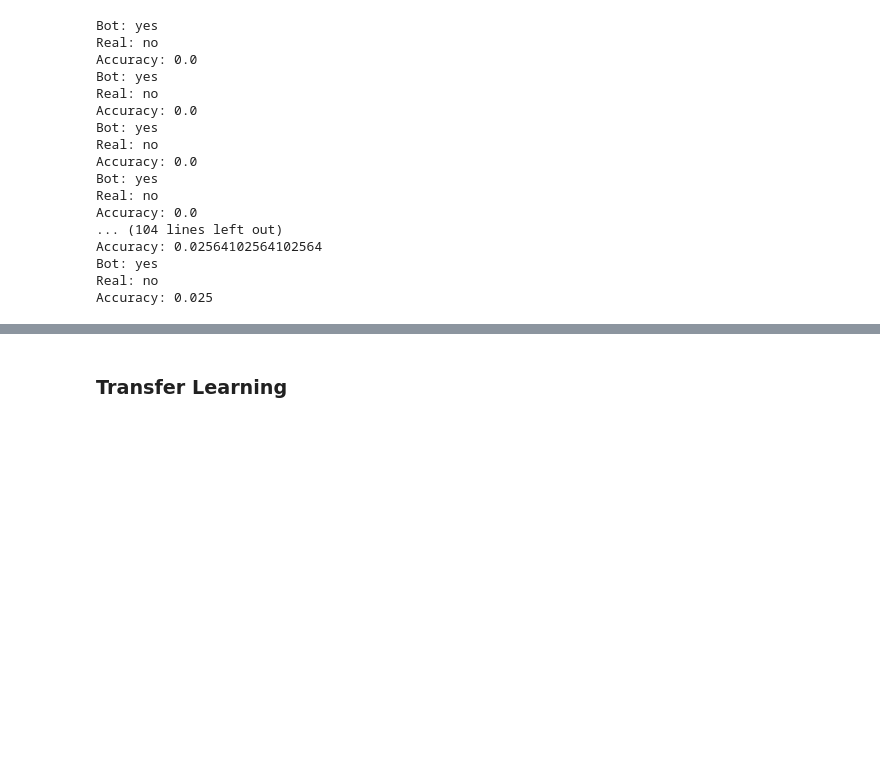
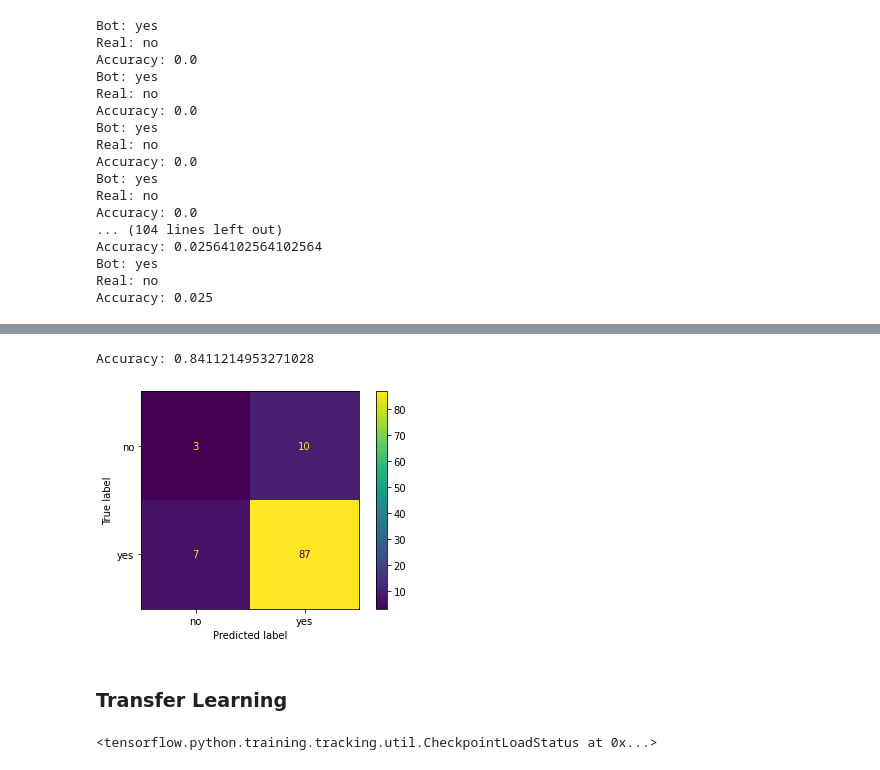
Before and after one commit to aanchal0431/chatbot, a Jupyter notebook: SEP_728_Chatbot_transformer_keras.ipynb, the cells around one changed output, grey strips where cells are left out. Drawn from its saved outputs; the diff is of its cells as text; code cells hidden in the pictures; blank space fills up the shorter version.

```diff
--- a/SEP_728_Chatbot_transformer_keras.ipynb
+++ b/SEP_728_Chatbot_transformer_keras.ipynb
@@ -1347,3 +1486,23 @@ history = transformer.fit(train_ds, epochs=epochs, validation_data=val_ds, callb
+# %%
+#Evaluate test
+correct = 0
+incorrect = 0
+y_pred = []
+for i in range(X_test_text.shape[0]):
+  input_text = str(X_test_text['Question'].tolist()[i] + ' <SEP> ' + X_test_text['Context'].tolist()[i])
+  bot_answer = decode_sequence(input_text)
+  y_pred.append(bot_answer)
+
+  if y_test_text.tolist()[i] == bot_answer:
+    correct = correct + 1
+  else:
+    incorrect = incorrect + 1
+
+print('Accuracy:', correct / (incorrect + correct))
+ConfusionMatrixDisplay.from_predictions(y_test_text, y_pred);
+# %% [output]
+Accuracy: 0.8411214953271028
+[figure, added]
 # %% [markdown]
 ### Transfer Learning
 # %%
@@ -1352 +1511,16 @@ y_val_binary = y_test[:,1] == 9016
 y_test_binary = y_test[:,1] == 9016
+# %%
+#encoder model
+embed_dim = 256
+latent_dim = 2048
+num_heads = 8
+
+encoder_inputs = keras.Input(shape=(None,), dtype="int64", name="encoder_inputs")
+x = PositionalEmbedding(max_input, vocab_size, embed_dim)(encoder_inputs)
+encoder_outputs = TransformerEncoder(embed_dim, latent_dim, num_heads)(x)
+encoder = keras.Model(encoder_inputs, encoder_outputs)
+
+#load weights from context question training
+encoder.load_weights('/content/drive/MyDrive/colab/chatbot/cp-0010.ckpt')
+# %% [output]
+<tensorflow.python.training.tracking.util.CheckpointLoadStatus at 0x...>
```
Also changed, not shown: parts of 18 cells of this notebook.
